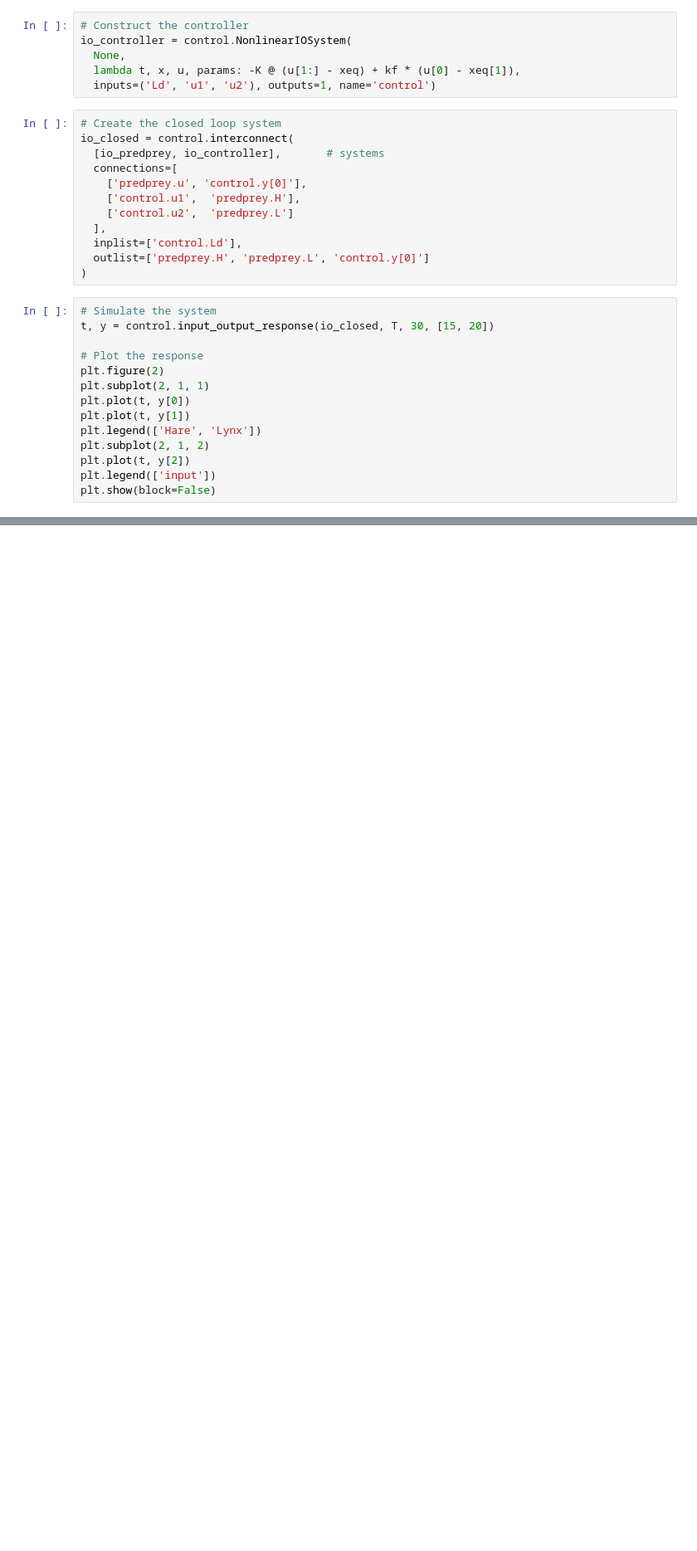
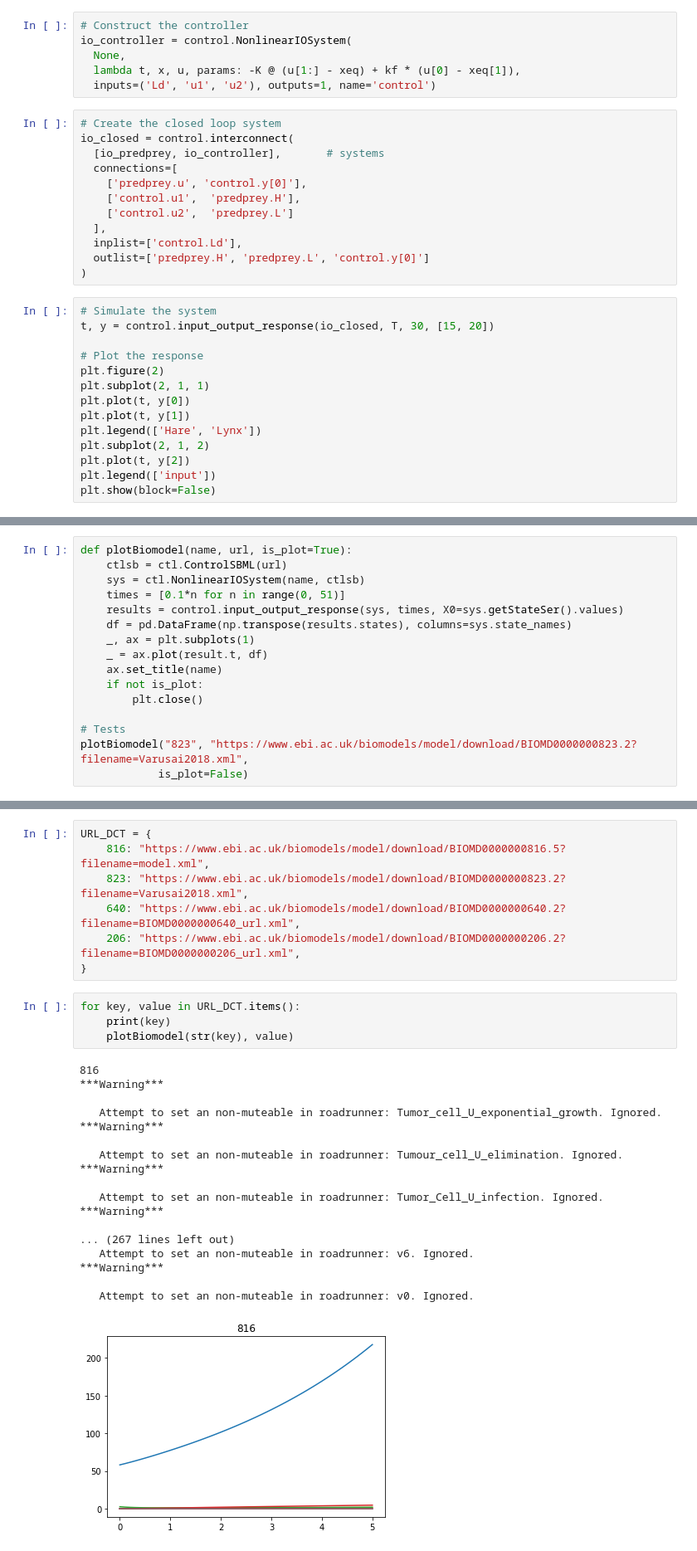
Before and after one commit to ModelEngineering/controlSBML, a Jupyter notebook: notebooks/Exploring-Feedback-Control-SBML.ipynb, the cells around one changed output, grey strips where cells are left out. Shown at 83% size. Drawn from its saved outputs; the diff is of its cells as text; blank space fills up the shorter version.

```diff
--- a/notebooks/Exploring-Feedback-Control-SBML.ipynb
+++ b/notebooks/Exploring-Feedback-Control-SBML.ipynb
@@ -807,0 +428,16 @@ bode(
+# %%
+def plotBiomodel(name, url, is_plot=True):
+    ctlsb = ctl.ControlSBML(url)
+    sys = ctl.NonlinearIOSystem(name, ctlsb)
+    times = [0.1*n for n in range(0, 51)]
+    results = control.input_output_response(sys, times, X0=sys.getStateSer().values)
+    df = pd.DataFrame(np.transpose(results.states), columns=sys.state_names)
+    _, ax = plt.subplots(1)
+    _ = ax.plot(result.t, df)
+    ax.set_title(name)
+    if not is_plot:
+        plt.close()
+
+# Tests
+plotBiomodel("823", "https://www.ebi.ac.uk/biomodels/model/download/BIOMD0000000823.2?filename=Varusai2018.xml",
+            is_plot=False)
@@ -807,0 +462,30 @@ bode(
+# %%
+URL_DCT = {
+    816: "https://www.ebi.ac.uk/biomodels/model/download/BIOMD0000000816.5?filename=model.xml",
+    823: "https://www.ebi.ac.uk/biomodels/model/download/BIOMD0000000823.2?filename=Varusai2018.xml",
+    640: "https://www.ebi.ac.uk/biomodels/model/download/BIOMD0000000640.2?filename=BIOMD0000000640_url.xml",
+    206: "https://www.ebi.ac.uk/biomodels/model/download/BIOMD0000000206.2?filename=BIOMD0000000206_url.xml",
+}
+# %%
+for key, value in URL_DCT.items():
+    print(key)
+    plotBiomodel(str(key), value)
+# %% [output]
+816
+***Warning***
+
+   Attempt to set an non-muteable in roadrunner: Tumor_cell_U_exponential_growth. Ignored.
+***Warning***
+
+   Attempt to set an non-muteable in roadrunner: Tumour_cell_U_elimination. Ignored.
+***Warning***
+
+   Attempt to set an non-muteable in roadrunner: Tumor_Cell_U_infection. Ignored.
+***Warning***
+
+... (267 lines left out)
+   Attempt to set an non-muteable in roadrunner: v6. Ignored.
+***Warning***
+
+   Attempt to set an non-muteable in roadrunner: v0. Ignored.
+[figure, added]
```
Also changed, not shown: parts of 67 cells of this notebook, 4 other files.
